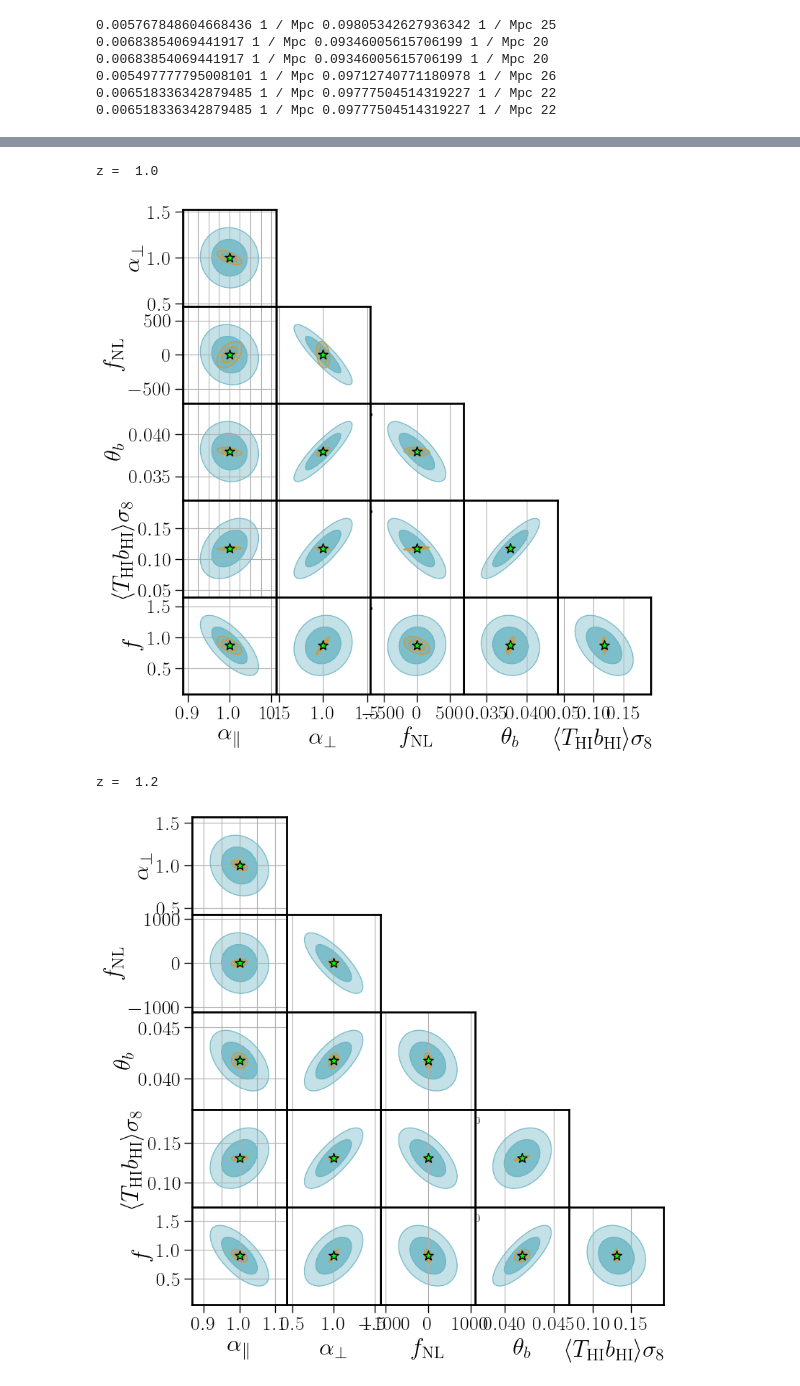
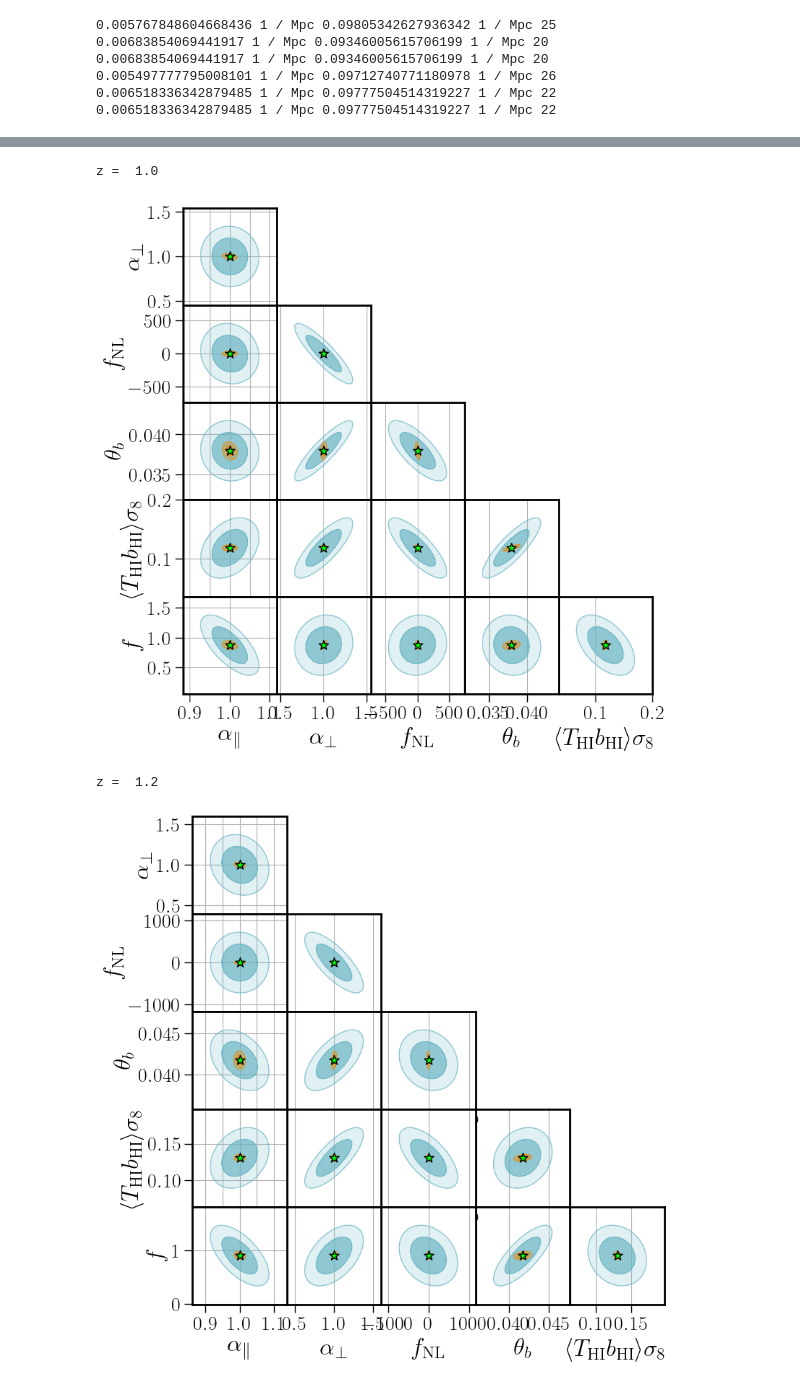
Before and after one commit to Sefa76/SSLimPy, a Jupyter notebook: MeerKLASS_forecast.ipynb, the cells around one changed output, grey strips where cells are left out. Saved outputs shown, nothing was run; the diff lists cells and outputs as text; code cells hidden in the pictures.

Commit message:
Gal auto forecast plotted, diff Omega for HI noise and HI modes

```diff
--- a/MeerKLASS_forecast.ipynb
+++ b/MeerKLASS_forecast.ipynb
@@ -862,8 +891,8 @@ for iz in range(len(ZZ)):
             ax = plt.subplot(gs[j,i])
             #ax.locator_params(nbins=4,tight=True)
             center = np.array([fiducial_set_vals[i],fiducial_set_vals[j+1]])
-            plot_2d(np.linalg.inv(FISHER_MKxDESI[iz]),[i,j+1],center,ax,color1=colors[2],color2=colors[2],filled=True,TwoSigma=True,zorder=5,alpha=[1.,0.5])
-            plot_2d(np.linalg.inv(FISHER_MK[iz]),[i,j+1],center,ax,color1=colors[1],color2=colors[1],filled=True,TwoSigma=True,zorder=5,alpha=[0.8,0.4])
+            plot_2d(np.linalg.inv(FISHER_MKxDESI[iz]),[i,j+1],center,ax,color1=colors[2],color2=colors[2],filled=True,TwoSigma=True,zorder=5,alpha=[1.,0.4])
+            plot_2d(np.linalg.inv(FISHER_MK[iz]),[i,j+1],center,ax,color1=colors[1],color2=colors[1],filled=True,TwoSigma=True,zorder=3,alpha=[0.7,0.2])
 
             ax.scatter(center[0],center[1],marker='*',s=100,color='lime',edgecolors='k',zorder=10)
             ax.grid()
@@ -949,8 +1023,8 @@ Omega_field2 = 2.5e3*u.deg**2
 NPAR = 6
 for i in range(len(ZZ)):
     zc,dz = ZZ[i],DZ[i]
-    Fisher_MK1_z1 = do_fisher(M,zc,dz,Omega_field1,tobs,Nd,ngal,bg_DESI_4MOST_mean(zc),'auto')
-    Fisher_MK2_z1 = do_fisher(M,zc,dz,Omega_field2,tobs,Nd,ngal,bg_DESI_4MOST_mean(zc),'auto')
+    Fisher_MK1_z1 = do_fisher(M,zc,dz,Omega_field1,Omega_field1+Omega_field2,tobs,Nd,ngal,bg_DESI_4MOST_mean(zc),'auto')
+    Fisher_MK2_z1 = do_fisher(M,zc,dz,Omega_field2,Omega_field1+Omega_field2,tobs,Nd,ngal,bg_DESI_4MOST_mean(zc),'auto')
     FISHER_MK.append(np.linalg.inv(np.linalg.inv(Fisher_MK1_z1)[:NPAR,:NPAR])+
                      np.linalg.inv(np.linalg.inv(Fisher_MK2_z1)[:NPAR,:NPAR]))
 # %% [output]
@@ -959,7 +1033,7 @@ for i in range(len(ZZ)):
 0.00381194621804344 1 / Mpc 0.09783995292978162 1 / Mpc 38
 0.005497777795008101 1 / Mpc 0.09712740771180978 1 / Mpc 26
 # %%
-#MK Auto
+#Multi
 ZZ = [1.,1.2]
 DZ = [0.2,0.2]
 FISHER_MKxEuclid = []
@@ -975,11 +1049,11 @@ Omega_field5 = 1.5e3*u.deg**2
 NPAR = 6
 for i in range(len(ZZ)):
     zc,dz = ZZ[i],DZ[i]
-    Fisher_MK1_z = do_fisher(M,zc,dz,Omega_field1,tobs,Nd,ngal[i],bg[i],'auto')
-    Fisher_MK2_z = do_fisher(M,zc,dz,Omega_field2,tobs,Nd,ngal[i],bg[i],'auto')
-    Fisher_MKxEuclid1_z = do_fisher(M,zc,dz,Omega_field3,tobs,Nd,ngal[i],bg[i],'multi')
-    Fisher_MKxEuclid2_z = do_fisher(M,zc,dz,Omega_field4,tobs,Nd,ngal[i],bg[i],'multi')
-    Fisher_Euclid_z = do_fisher(M,zc,dz,Omega_field5,tobs,Nd,ngal[i],bg[i],'gal')
+    Fisher_MK1_z = do_fisher(M,zc,dz,Omega_field1,Omega_field1+Omega_field2,tobs,Nd,ngal[i],bg[i],'auto')
+    Fisher_MK2_z = do_fisher(M,zc,dz,Omega_field2,Omega_field1+Omega_field2,tobs,Nd,ngal[i],bg[i],'auto')
+    Fisher_MKxEuclid1_z = do_fisher(M,zc,dz,Omega_field3,Omega_field1+Omega_field2,tobs,Nd,ngal[i],bg[i],'multi')
+    Fisher_MKxEuclid2_z = do_fisher(M,zc,dz,Omega_field4,Omega_field1+Omega_field2,tobs,Nd,ngal[i],bg[i],'multi')
+    Fisher_Euclid_z = do_fisher(M,zc,dz,Omega_field5,Omega_field1+Omega_field2,tobs,Nd,ngal[i],bg[i],'gal')
     FISHER_MKxEuclid.append(np.linalg.inv(np.linalg.inv(Fisher_MK1_z)[:NPAR,:NPAR])+
                      np.linalg.inv(np.linalg.inv(Fisher_MK2_z)[:NPAR,:NPAR])+
                      np.linalg.inv(np.linalg.inv(Fisher_MKxEuclid1_z)[:NPAR,:NPAR])+
@@ -992,3 +1066,22 @@ for i in range(len(ZZ)):
 0.005497777795008101 1 / Mpc 0.09712740771180978 1 / Mpc 26
 0.006518336342879485 1 / Mpc 0.09777504514319227 1 / Mpc 22
 0.006518336342879485 1 / Mpc 0.09777504514319227 1 / Mpc 22
+# %%
+#Only gals
+ZZ = [1.,1.2]
+DZ = [0.2,0.2]
+FISHER_Euclid = []
+
+Omega_field1 = 5e3*u.deg**2
+Omega_field2 = 2.5e3*u.deg**2
+ngal = [(6.86e-4/Mpch**3).to(u.Mpc**-3),(5.58e-4/Mpch**3).to(u.Mpc**-3)]
+bg = [1.46,1.61]
+
+pars = [0,1,2,5]
+NPAR = 6
+for i in range(len(ZZ)):
+    zc,dz = ZZ[i],DZ[i]
+    Fisher_Euclid1_z = do_fisher(M,zc,dz,Omega_field1,Omega_field1+Omega_field2,tobs,Nd,ngal[i],bg[i],'gal')
+    Fisher_Euclid2_z = do_fisher(M,zc,dz,Omega_field2,Omega_field1+Omega_field2,tobs,Nd,ngal[i],bg[i],'gal')
+    FISHER_Euclid.append(np.linalg.inv(np.linalg.inv(Fisher_Euclid1_z)[np.ix_(pars,pars)])+
+                       np.linalg.inv(np.linalg.inv(Fisher_Euclid2_z)[np.ix_(pars,pars)]))
@@ -1007,35 +1105,35 @@ for iz in range(len(ZZ)):
     D = 13.5*u.m #Diameter of dish
     beam = get_beam(zc,D)
     fiducial_set_vals = [1,1,0,beam.value,Tbs8.value,f]
 
     print('z = ',zc)
     fig = plt.figure(figsize=(9,9))
     gs = gridspec.GridSpec(NCOS, NCOS,wspace=0,hspace=0,top=0.97,left=0.1,bottom=0.07,right=0.97)
 
     for i in range(NCOS-1)[::-1]:
         for j in range(i,NCOS-1):
             ax = plt.subplot(gs[j,i])
             #ax.locator_params(nbins=4,tight=True)
             center = np.array([fiducial_set_vals[i],fiducial_set_vals[j+1]])
-            plot_2d(np.linalg.inv(FISHER_MKxDESI[iz]),[i,j+1],center,ax,color1=colors[2],color2=colors[2],filled=True,TwoSigma=True,zorder=5,alpha=[1.,0.5])
-            plot_2d(np.linalg.inv(FISHER_MK[iz]),[i,j+1],center,ax,color1=colors[1],color2=colors[1],filled=True,TwoSigma=True,zorder=5,alpha=[0.8,0.4])
+            plot_2d(np.linalg.inv(FISHER_MKxEuclid[iz]),[i,j+1],center,ax,color1=colors[2],color2=colors[2],filled=True,TwoSigma=True,zorder=5,alpha=[1.,0.4])
+            plot_2d(np.linalg.inv(FISHER_MK[iz]),[i,j+1],center,ax,color1=colors[1],color2=colors[1],filled=True,TwoSigma=True,zorder=3,alpha=[0.7,0.2])
 
             ax.scatter(center[0],center[1],marker='*',s=100,color='lime',edgecolors='k',zorder=10)
             ax.grid()
             if j+1 == NCOS-1:
                 ax.set_xlabel(names[i],fontsize=24)
                 ax.tick_params(axis='both',width=1,length=8,labelsize=20)
             if i == 0:
                 ax.set_ylabel(names[j+1],fontsize=24)
                 ax.tick_params(axis='both',width=1,length=8,labelsize=20)
                 if j + 1 < NCOS-1:
                     ax.tick_params(axis='x',width=1,length=8,labelsize=0)
             else:
                 ax.set_yticks([])
 
     plt.show()
 # %% [output]
 z =  1.0
-[figure, old version]
+[figure, new version]
 z =  1.2
-[figure, old version]
+[figure, new version]
```
Also changed, not shown: parts of 10 cells of this notebook.
